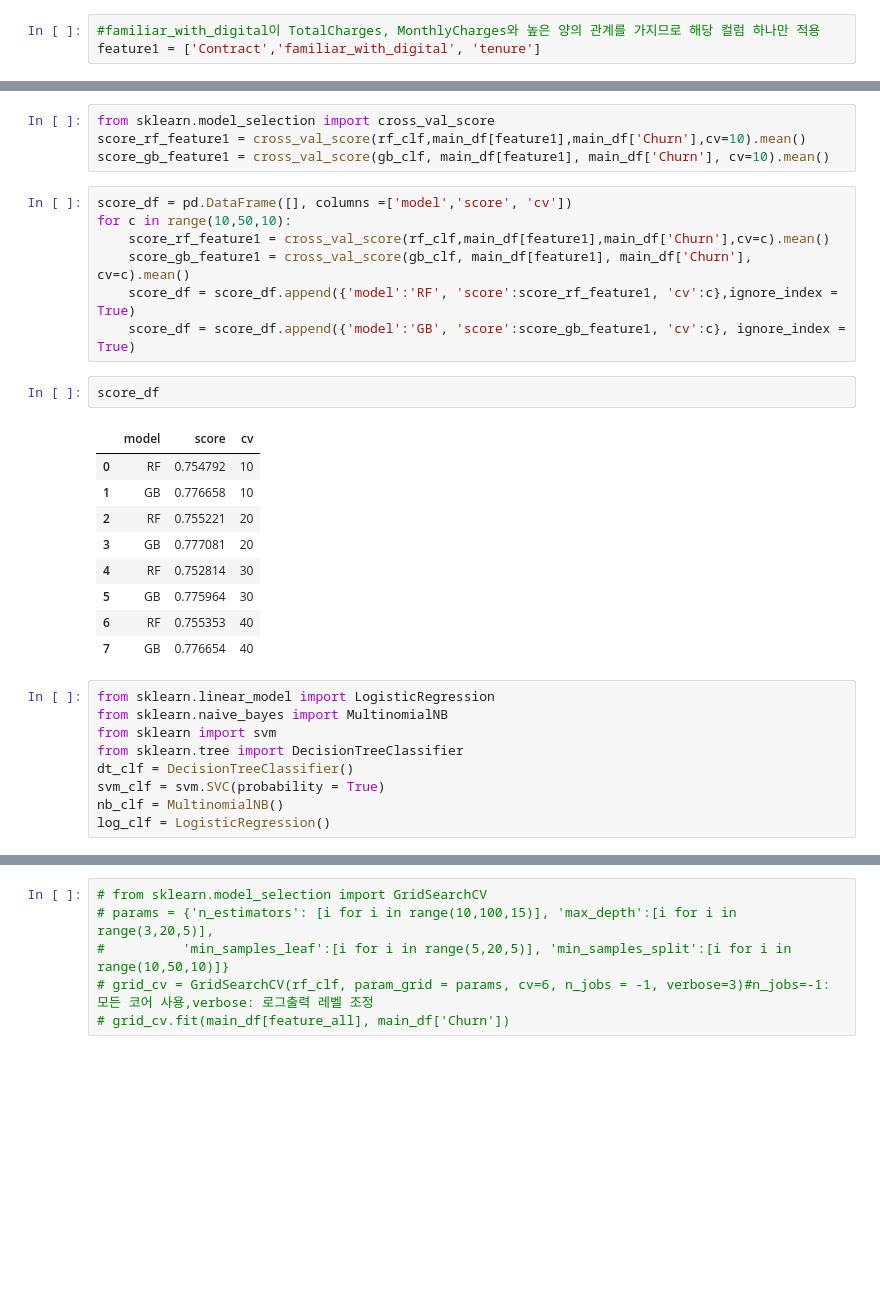
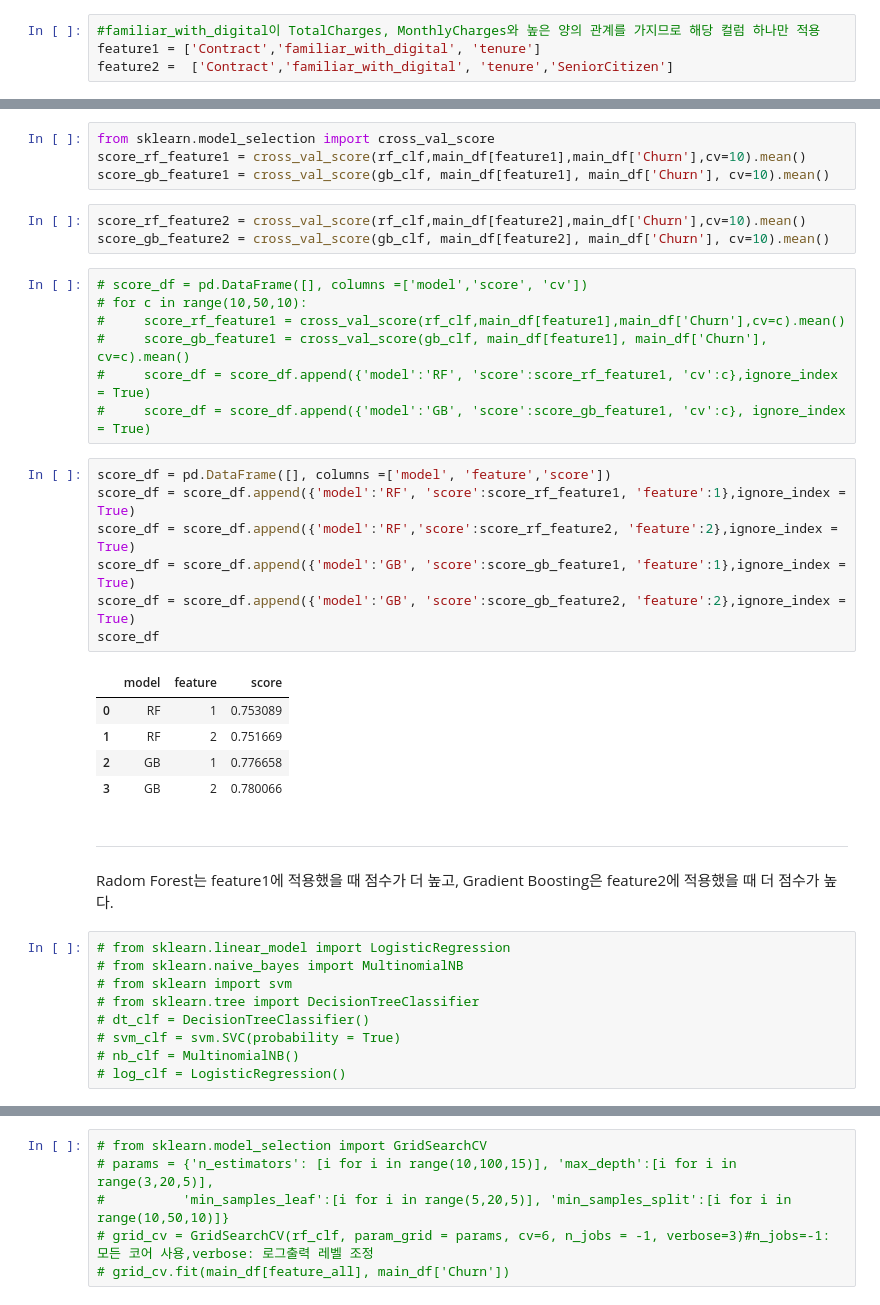
Before and after one commit to PingPingE/Kaggle-Telco_customer_churn, a Jupyter notebook: telco-customer-churn.ipynb, the cells around one changed output, grey strips where cells are left out. Drawn from its saved outputs; the diff is of its cells as text; blank space fills up the shorter version.

Commit message:
update EDA and modeling

```diff
--- a/telco-customer-churn.ipynb
+++ b/telco-customer-churn.ipynb
@@ -676,4 +743,5 @@ feature_all = main_df.columns.drop(['Churn','customerID'])
 # %%
 #familiar_with_digital이 TotalCharges, MonthlyCharges와 높은 양의 관계를 가지므로 해당 컬럼 하나만 적용
 feature1 = ['Contract','familiar_with_digital', 'tenure']
+feature2 =  ['Contract','familiar_with_digital', 'tenure','SeniorCitizen']
 # %% [markdown]
@@ -693,32 +761,39 @@ gb_clf = GradientBoostingClassifier()
 from sklearn.model_selection import cross_val_score
 score_rf_feature1 = cross_val_score(rf_clf,main_df[feature1],main_df['Churn'],cv=10).mean()
 score_gb_feature1 = cross_val_score(gb_clf, main_df[feature1], main_df['Churn'], cv=10).mean()
+# %%
+score_rf_feature2 = cross_val_score(rf_clf,main_df[feature2],main_df['Churn'],cv=10).mean()
+score_gb_feature2 = cross_val_score(gb_clf, main_df[feature2], main_df['Churn'], cv=10).mean()
 # %%
-score_df = pd.DataFrame([], columns =['model','score', 'cv'])
-for c in range(10,50,10):
-    score_rf_feature1 = cross_val_score(rf_clf,main_df[feature1],main_df['Churn'],cv=c).mean()
-    score_gb_feature1 = cross_val_score(gb_clf, main_df[feature1], main_df['Churn'], cv=c).mean()
-    score_df = score_df.append({'model':'RF', 'score':score_rf_feature1, 'cv':c},ignore_index = True)
-    score_df = score_df.append({'model':'GB', 'score':score_gb_feature1, 'cv':c}, ignore_index = True)
+# score_df = pd.DataFrame([], columns =['model','score', 'cv'])
+# for c in range(10,50,10):
+#     score_rf_feature1 = cross_val_score(rf_clf,main_df[feature1],main_df['Churn'],cv=c).mean()
+#     score_gb_feature1 = cross_val_score(gb_clf, main_df[feature1], main_df['Churn'], cv=c).mean()
+#     score_df = score_df.append({'model':'RF', 'score':score_rf_feature1, 'cv':c},ignore_index = True)
+#     score_df = score_df.append({'model':'GB', 'score':score_gb_feature1, 'cv':c}, ignore_index = True)
-# %%
-score_df
-# %% [output]
-|  | model | score | cv |
-| 0 | RF | 0.754792 | 10 |
-| 1 | GB | 0.776658 | 10 |
-| 2 | RF | 0.755221 | 20 |
-| 3 | GB | 0.777081 | 20 |
-| 4 | RF | 0.752814 | 30 |
-| 5 | GB | 0.775964 | 30 |
-| 6 | RF | 0.755353 | 40 |
-| 7 | GB | 0.776654 | 40 |
+# %%
+score_df = pd.DataFrame([], columns =['model', 'feature','score'])
+score_df = score_df.append({'model':'RF', 'score':score_rf_feature1, 'feature':1},ignore_index = True)
+score_df = score_df.append({'model':'RF','score':score_rf_feature2, 'feature':2},ignore_index = True)
+score_df = score_df.append({'model':'GB', 'score':score_gb_feature1, 'feature':1},ignore_index = True)
+score_df = score_df.append({'model':'GB', 'score':score_gb_feature2, 'feature':2},ignore_index = True)
+score_df
+# %% [output]
+|  | model | feature | score |
+| 0 | RF | 1 | 0.753089 |
+| 1 | RF | 2 | 0.751669 |
+| 2 | GB | 1 | 0.776658 |
+| 3 | GB | 2 | 0.780066 |
+# %% [markdown]
+-------------
+Radom Forest는 feature1에 적용했을 때 점수가 더 높고, Gradient Boosting은 feature2에 적용했을 때 더 점수가 높다.
 # %%
-from sklearn.linear_model import LogisticRegression
-from sklearn.naive_bayes import MultinomialNB
-from sklearn import svm
-from sklearn.tree import DecisionTreeClassifier
-dt_clf = DecisionTreeClassifier()
-svm_clf = svm.SVC(probability = True)
-nb_clf = MultinomialNB()
-log_clf = LogisticRegression()
+# from sklearn.linear_model import LogisticRegression
+# from sklearn.naive_bayes import MultinomialNB
+# from sklearn import svm
+# from sklearn.tree import DecisionTreeClassifier
+# dt_clf = DecisionTreeClassifier()
+# svm_clf = svm.SVC(probability = True)
+# nb_clf = MultinomialNB()
+# log_clf = LogisticRegression()
 # %%
```
Also changed, not shown: parts of 19 cells of this notebook.
